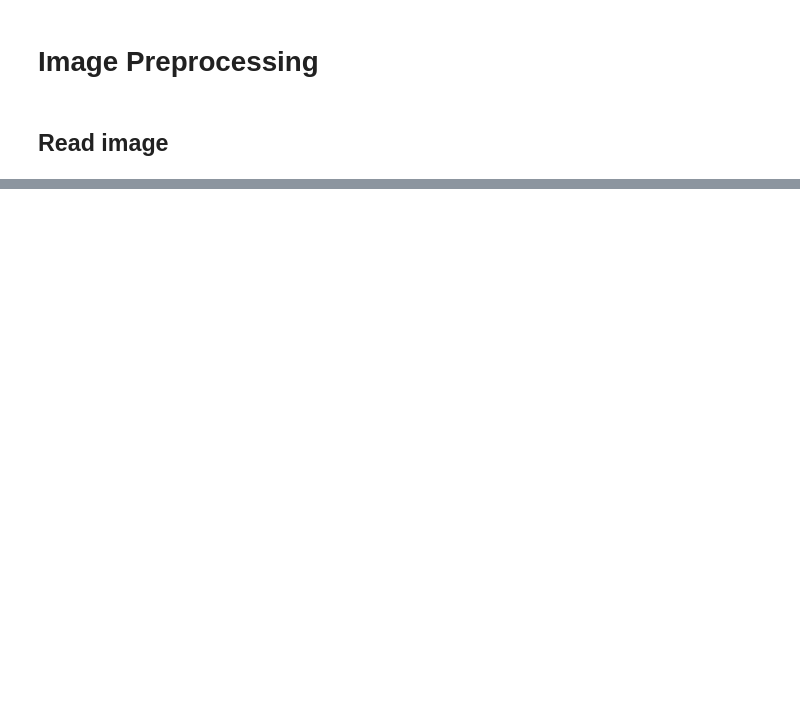
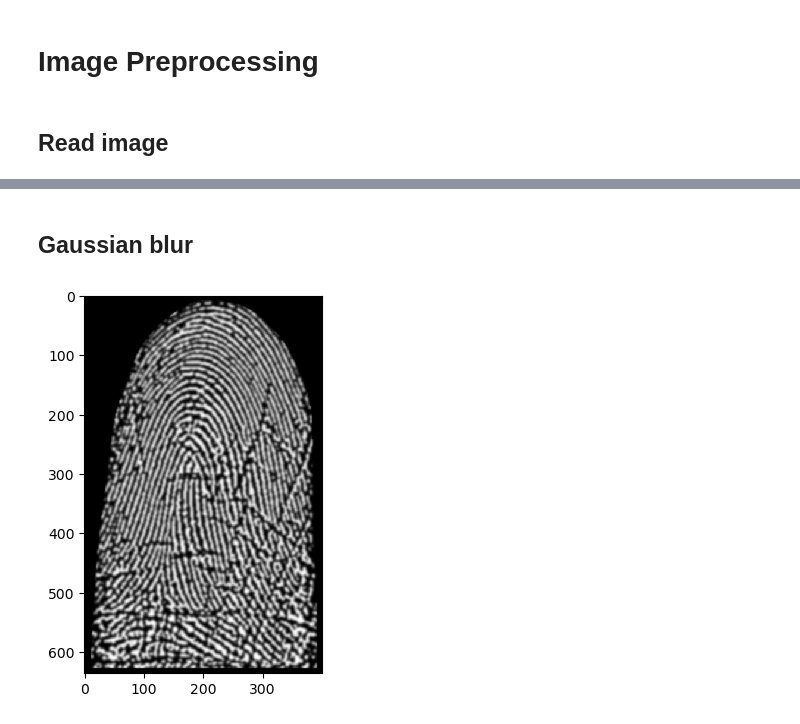
Before and after one commit to veruti/fingerprint_validation, a Jupyter notebook: notebooks/5. Image preprocessing.ipynb, the cells around one changed output, grey strips where cells are left out. Saved outputs shown, nothing was run; the diff lists cells and outputs as text; code cells hidden in the pictures; blank space fills up the shorter version.

```diff
--- a/notebooks/5. Image preprocessing.ipynb
+++ b/notebooks/5. Image preprocessing.ipynb
@@ -83,0 +85,9 @@ pass
+# %% [markdown]
+## Gaussian blur
+# %%
+gaus_im = cv.GaussianBlur(std_im, (3, 3), -1)
+
+plt.imshow(gaus_im)
+plt.show()
+# %% [output]
+[figure, added]
```
Also changed, not shown: parts of 9 cells of this notebook, 2 other files.
